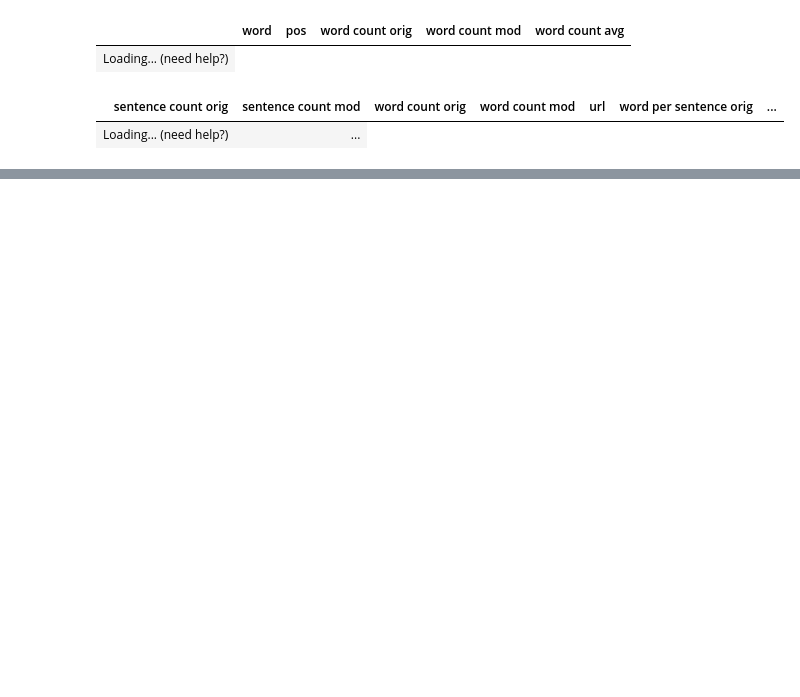
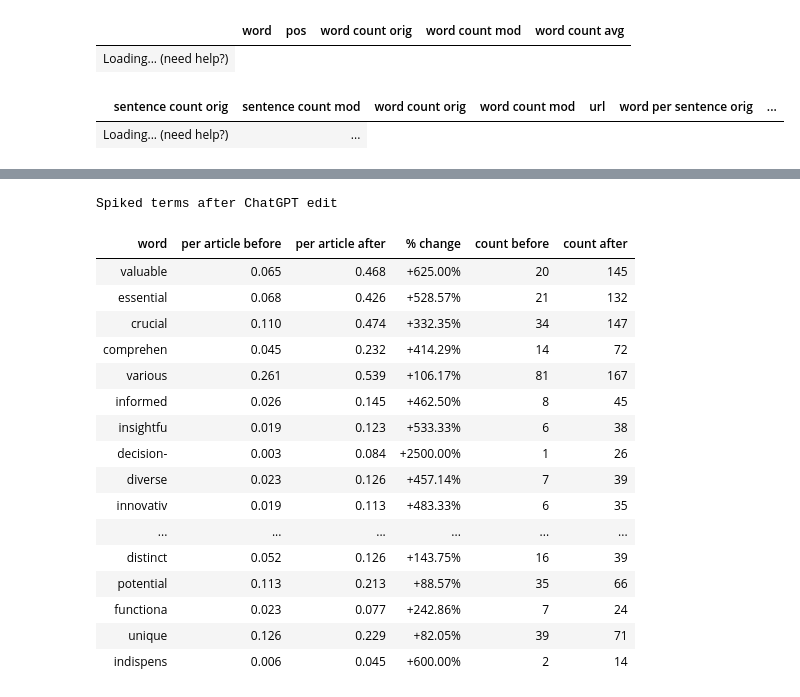
Before and after one commit to kiroah/neurodiversity, a Jupyter notebook: AI Article/chatgpt.ipynb, the cells around one changed output, grey strips where cells are left out. Saved outputs shown, nothing was run; the diff lists cells and outputs as text; code cells hidden in the pictures; blank space fills up the shorter version.

Commit message:
Visualization for POS tag and chatgpt notebooks

```diff
--- a/AI Article/chatgpt.ipynb
+++ b/AI Article/chatgpt.ipynb
@@ -184,8 +189,7 @@ basic_stats
 # %%
 #Normalizing the word count to word percentage by looking at number of sentences
 
-top_1000_adjs_pct_df = top_1000_adjs_df[['word','word count orig','word count mod']].copy()
-top_1000_adjs_pct_df['word pct orig'] = top_1000_adjs_pct_df['word count orig'] / basic_stats['sentence count orig'].to_list()
-
-top_1000_adjs_pct_df['word pct mod'] = top_1000_adjs_pct_df['word count mod'] / basic_stats['sentence count mod'].to_list()
+top_1000_words_pct_df = top_1000_words_df[['word','word count orig','word count mod']].copy()
+top_1000_words_pct_df['word pct orig'] = top_1000_words_pct_df['word count orig'] / basic_stats['url'].to_list()
+top_1000_words_pct_df['word pct mod'] = top_1000_words_pct_df['word count mod'] / basic_stats['url'].to_list()
 # %%
@@ -195,15 +199,42 @@ top_1000_adjs_pct_df
 | Loading... (need help?) |
 # %%
-# Adding original scoring to make the most intersting changes show on the top. The score is merely a combination of diff between the mod VS original and then factoring the weight
-top_1000_adjs_pct_df['score'] = 2 * (top_1000_adjs_pct_df['word pct mod'] - top_1000_adjs_pct_df['word pct orig']) * (top_1000_adjs_pct_df['word pct mod'] - top_1000_adjs_pct_df['word pct orig']) / (top_1000_adjs_pct_df['word pct mod'] + top_1000_adjs_pct_df['word pct orig'])
+# Adding original scoring to make the most intersting changes show on the top. The scoring  [diff of two values] ^2 / [avg of the two values]
+top_1000_words_pct_df['score'] = 2 * (top_1000_words_pct_df['word pct mod'] - top_1000_words_pct_df['word pct orig']) * (top_1000_words_pct_df['word pct mod'] - top_1000_words_pct_df['word pct orig']) / (top_1000_words_pct_df['word pct mod'] + top_1000_words_pct_df['word pct orig'])
 
 #Result for easier viewing in a dataframe
 def convert_to_percentage(row):
     return '{:+.2f}%'.format((row['word pct mod'] / row['word pct orig'] - 1.0) * 100 )
 
-top_1000_adjs_pct_df['% relative change'] = top_1000_adjs_pct_df.apply(convert_to_percentage,axis=1)
-top_1000_adjs_pct_df.sort_values(by='score',ascending=False)
-#top_1000_adjs_pct_df.loc[top_1000_adjs_pct_df['increase']==True,:].sort_values(by='score',ascending=False)
+top_1000_words_pct_df['% relative change'] = top_1000_words_pct_df.apply(convert_to_percentage,axis=1)
+top_1000_words_pct_df.loc[top_1000_words_pct_df['% relative change'].str.contains('\+'),:].sort_values(by='score',ascending=False)
+#top_1000_words_pct_df.sort_values(by='score',ascending=False)
 # %% [output]
 |  | word | word count orig | word count mod | word pct orig | word pct mod | score | % relative change |
 | Loading... (need help?) |
+# %%
+# User friendly output for final output
+def format_2f(row):
+    return '{:.2f}%'.format((row['word pct mod'] / row['word pct orig'] - 1.0) * 100 )
+
+presentable_df = top_1000_words_pct_df.copy()
+presentable_df['word'] = presentable_df['word'].str[:9]
+
+presentable_df = presentable_df.rename(columns ={'word count orig': 'count before', 'word count mod': 'count after', 'word pct orig': 'per article before',
+       'word pct mod': 'per article after', '% relative change': '% change'})
+presentable_df = presentable_df.sort_values(by='score',ascending=False)
+presentable_df = presentable_df.loc[presentable_df['% change'].str.contains('\+'),['word','per article before','per article after','% change','count before', 'count after']]
+presentable_df = presentable_df.head(30)
+
+
+def style_it(styler):
+    styler.hide()
+    styler.set_table_styles([{'selector':'th', 'props':[('word-wrap', ' break-word'), ('max-width','25px'), ( 'text-align', 'right') ] }])
+    styler.set_table_styles([{'selector': 'caption', 'props': 'font-size:1.25em; font-weight: bold;'}])
+    styler.format(precision=3)
+    styler.set_properties(**{'font-weight': 'bold'}, subset=['word'])
+    return styler
+
+init_notebook_mode(all_interactive=False)
+display(presentable_df.style.pipe(style_it).set_caption("Spiked terms after ChatGPT edit"))
+init_notebook_mode(all_interactive=True)
+# %% [output]
@@ -209,0 +242,18 @@ top_1000_adjs_pct_df.sort_values(by='score',ascending=False)
+Spiked terms after ChatGPT edit
+| word | per article before | per article after | % change | count before | count after |
+| valuable | 0.065 | 0.468 | +625.00% | 20 | 145 |
+| essential | 0.068 | 0.426 | +528.57% | 21 | 132 |
+| crucial | 0.110 | 0.474 | +332.35% | 34 | 147 |
+| comprehen | 0.045 | 0.232 | +414.29% | 14 | 72 |
+| various | 0.261 | 0.539 | +106.17% | 81 | 167 |
+| informed | 0.026 | 0.145 | +462.50% | 8 | 45 |
+| insightfu | 0.019 | 0.123 | +533.33% | 6 | 38 |
+| decision- | 0.003 | 0.084 | +2500.00% | 1 | 26 |
+| diverse | 0.023 | 0.126 | +457.14% | 7 | 39 |
+| innovativ | 0.019 | 0.113 | +483.33% | 6 | 35 |
+| ... | ... | ... | ... | ... | ... |
+| distinct | 0.052 | 0.126 | +143.75% | 16 | 39 |
+| potential | 0.113 | 0.213 | +88.57% | 35 | 66 |
+| functiona | 0.023 | 0.077 | +242.86% | 7 | 24 |
+| unique | 0.126 | 0.229 | +82.05% | 39 | 71 |
+| indispens | 0.006 | 0.045 | +600.00% | 2 | 14 |
```
Also changed, not shown: parts of 7 cells of this notebook.
